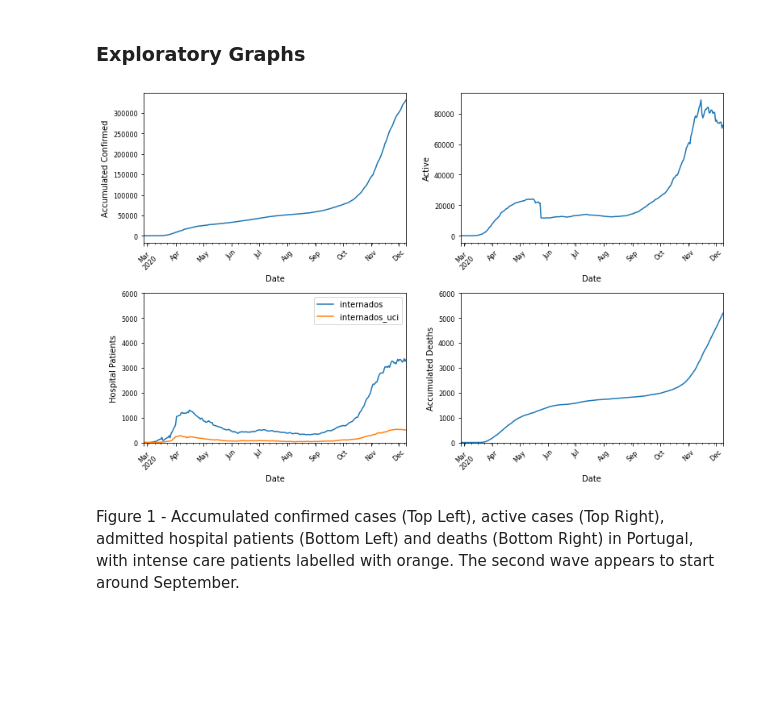
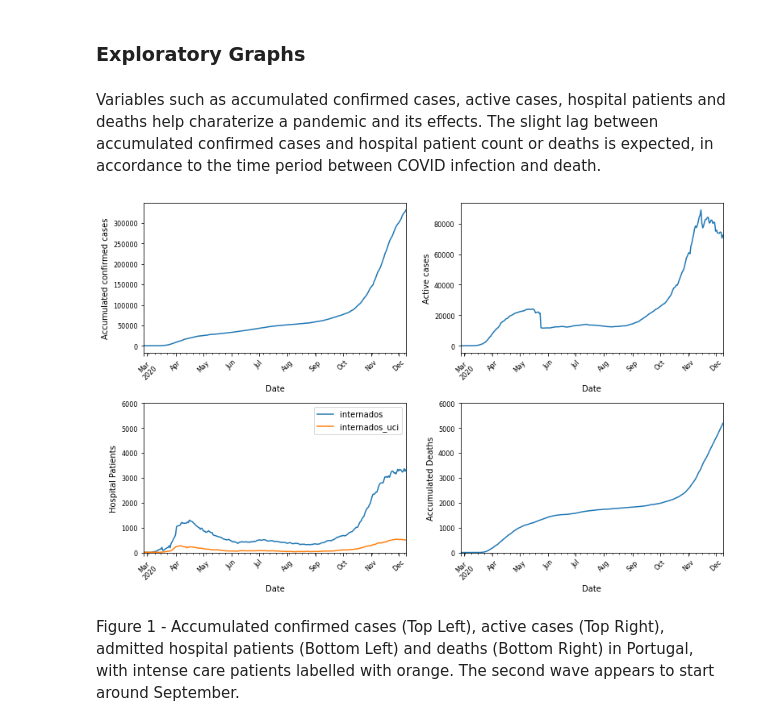
Before and after one commit to MariaPessoa/G1-SIB-DataScience4Covid, a Jupyter notebook: MM_JC_CB_RC_cv19pt_sib.ipynb, the cells around one changed output. Saved outputs shown, nothing was run; the diff lists cells and outputs as text; code cells hidden in the pictures; blank space fills up the shorter version.

```diff
--- a/MM_JC_CB_RC_cv19pt_sib.ipynb
+++ b/MM_JC_CB_RC_cv19pt_sib.ipynb
@@ -259,0 +279,25 @@ data
+# %%
+print("Exposed population:", round(data["confirmados"].tail(1).item()*100/getario["Total"].head(1).item(),1),"% of population")
+#       "or 1 in",round((data["confirmados"].tail(1).item()/getario["Total"].head(1).item())**-1),"portuguese people")
+print("Crude mortality rate:", round(data["obitos"].tail(1).item()*100/getario["Total"].head(1).item(),1),"% of population",end="\n\n")
+
+# print("Case fatality rate:",
+#       round(data["obitos"].tail(1).item()*100/data["confirmados"].tail(1).item(),1),"% of confirmed cases")
+cfr = data.loc[data.index >= "2020-03-01",["confirmados","obitos"]].resample('M').mean().astype("int")
+print("Average monthly case fatality rate (% of confirmed cases):\n",round(cfr["obitos"]*100/cfr["confirmados"],1).iloc[:-1],end="\n\n")
+
+
+print("Weekday new cases average:\n",
+      data.loc[data.index >= "2020-03-01",["Weekday_Name","confirmados_novos"]].groupby("Weekday_Name").mean().round(),end="\n\n")
+data["obitos_novos"] = data["obitos"].diff()
+print("Monthly maximum:\n",
+      data.loc[data.index >= "2020-03-01",['ativos', 'internados', 'obitos_novos']].astype("int").resample('M').max().round().iloc[:-1,:],
+      end="\n\n")
+
+print("Areas with most cases per 100k habitants:",
+    conc_pop.tail(1).index.item(),"\n",list(conc_pop.transpose().sort_values(conc_pop.tail(1).index.item(),ascending=False).index)[:5])
+
+conc_data_new2 = conc_data_new.loc[conc_data_new.index.get_level_values(0)[-1],"incidencia"]
+print("Areas with most cases per 100k habitants (incidence dataset):",
+    conc_data_new.index.get_level_values(0)[-1],"\n",list(conc_data_new2.sort_values(ascending=False).index)[:5])
+del conc_data_new2
@@ -260,15 +322,17 @@ data
 # %% [markdown]
 ### Exploratory Graphs
+# %% [markdown]
+Variables such as accumulated confirmed cases, active cases, hospital patients and deaths help charaterize a pandemic and its effects. The slight lag between accumulated confirmed cases and hospital patient count or deaths is expected, in accordance to the time period between COVID infection and death.
 # %%
 fig, ax = plt.subplots(2,2,figsize = (11,7))
-data.plot(use_index=True,y=["confirmados"],rot=45,fontsize=8,xlabel="Date",ylabel="Accumulated Confirmed",legend=False, ax=ax[0,0])
-data.plot(use_index=True,y=["ativos"],rot=45,fontsize=8,xlabel="Date",ylabel="Active",ax=ax[0,1],legend=False)
+data.plot(use_index=True,y=["confirmados"],rot=45,fontsize=8,xlabel="Date",ylabel="Accumulated confirmed cases",legend=False, ax=ax[0,0])
+data.plot(use_index=True,y=["ativos"],rot=45,fontsize=8,xlabel="Date",ylabel="Active cases",ax=ax[0,1],legend=False)
 data.plot(use_index=True,y=['internados','internados_uci'],rot=45,fontsize=8,xlabel="Date",ylim=(0,6000),
           ylabel="Hospital Patients",ax=ax[1,0])
 data.plot(use_index=True,y=["obitos"],rot=45,fontsize=8,xlabel="Date",ylim=(0,6000),ylabel="Accumulated Deaths",ax=ax[1,1],legend=False)
 fig.tight_layout(h_pad=1,w_pad=2)
 # fig.suptitle('Confirmed cases, Admitted Hospital Patients and Deaths in Portugal', fontsize=12)
 # %% [output]
-[figure, old version]
+[figure, new version]
 # %% [markdown]
 Figure 1 - Accumulated confirmed cases (Top Left), active cases (Top Right), admitted hospital patients (Bottom Left) and deaths (Bottom Right) in Portugal, with intense care patients labelled with orange. The second wave appears to start around September.
```
Also changed, not shown: parts of 87 cells of this notebook, 1 other file.
